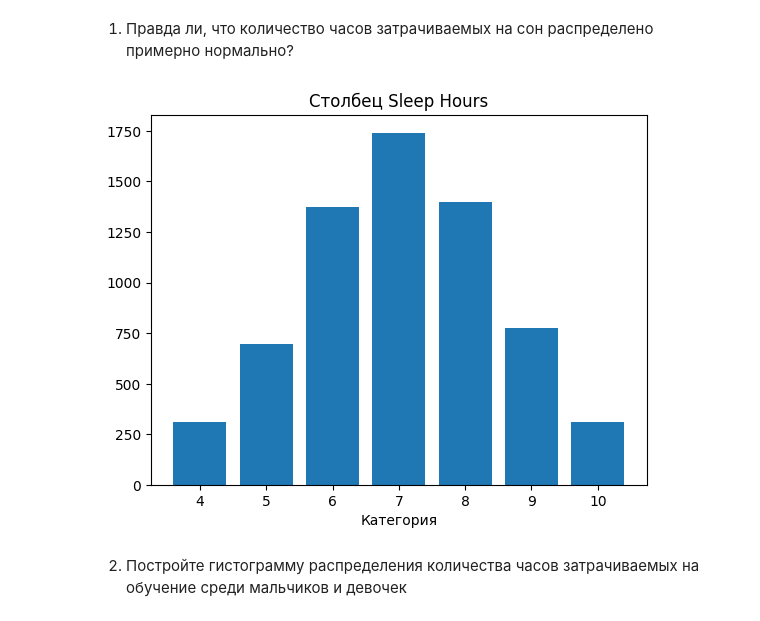
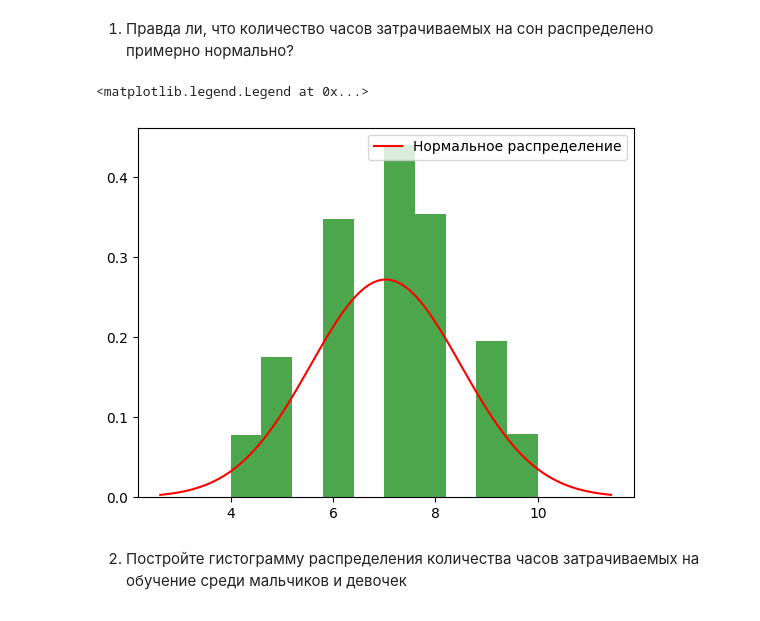
Before and after one commit to anxiousss/ML, a Jupyter notebook: hw1/Lab1-6.ipynb, the cells around one changed output. Drawn from its saved outputs; the diff is of its cells as text; code cells hidden in the pictures.

```diff
--- a/hw1/Lab1-6.ipynb
+++ b/hw1/Lab1-6.ipynb
@@ -264,13 +274,14 @@ import matplotlib.pyplot as plt
 # %% [markdown]
 1. Правда ли, что количество часов затрачиваемых на сон распределено примерно нормально?
 # %%
-
-plt.bar(df["Sleep_Hours"].value_counts().index, df["Sleep_Hours"].value_counts().values,)
-plt.title('Столбец Sleep Hours')
-plt.xlabel('Категория')
-plt.show()
+plt.hist(df['Sleep_Hours'], bins=10, density=True, alpha=0.7, color='g')
+mu, sigma = df['Sleep_Hours'].mean(), df['Sleep_Hours'].std()
+x = np.linspace(mu - 3*sigma, mu + 3*sigma, 100)
+plt.plot(x, stats.norm.pdf(x, mu, sigma), 'r-', label='Нормальное распределение')
+plt.legend()
 # %% [output]
+<matplotlib.legend.Legend at 0x...>
-[figure, old version]
+[figure, new version]
 # %% [markdown]
 2. Постройте гистограмму распределения количества часов затрачиваемых на обучение среди мальчиков и девочек
 # %%
```
Also changed, not shown: parts of 20 cells of this notebook.
